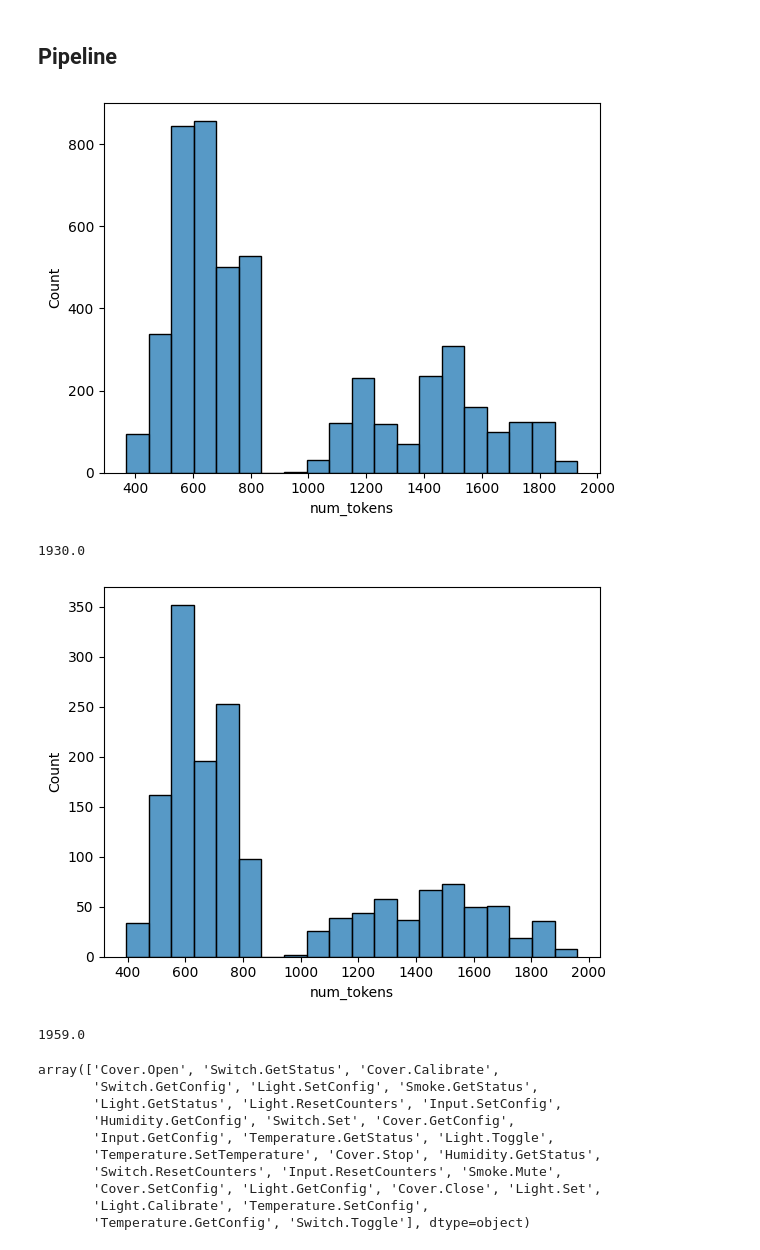
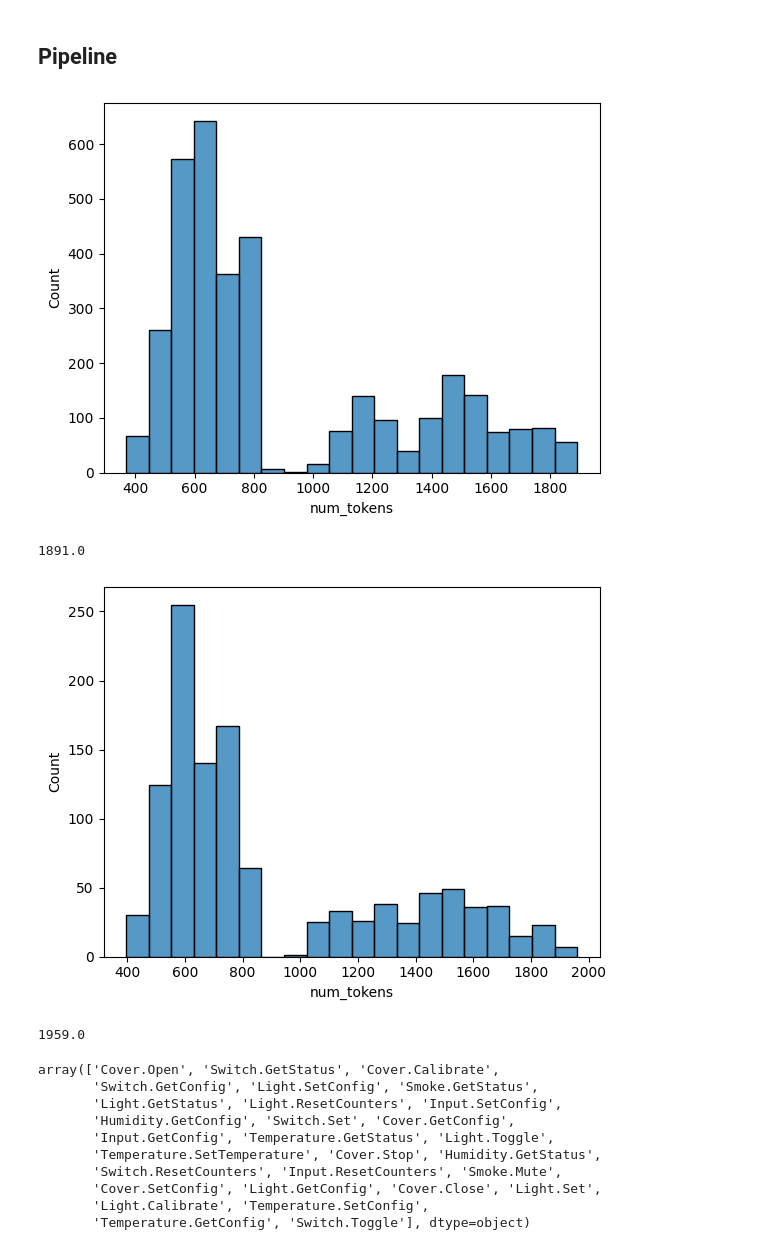
Before and after one commit to viktorpovazhuk/home_assistant_llm, a Jupyter notebook: dataset_preparation.ipynb, the cells around one changed output. Drawn from its saved outputs; the diff is of its cells as text; code cells hidden in the pictures.

Commit message:
Added setting equal num of methods in dataset

```diff
--- a/dataset_preparation.ipynb
+++ b/dataset_preparation.ipynb
@@ -57,3 +57,11 @@ Methods:
 
 Command: {user_cmd}
 JSON:
+# %%
+def get_equal_num_methods(df):
+    smallest = df.groupby('mtd').apply(lambda x: x.shape[0]).sort_values(ascending=True).iloc[0]
+    res_df = df.groupby('mtd').sample(smallest)
+    return res_df
+# %%
+df = pd.read_csv(DATA_DIR / f'datasets/merged/val_0_mtds.csv')
+df = get_equal_num_methods(df)
@@ -143,27 +157,28 @@ res_df.to_csv(DATA_DIR / 'datasets/merged/train.csv', index=False)
 # %%
 # tokenizer = AutoTokenizer.from_pretrained("mistralai/Mistral-7B-Instruct-v0.2")
 tokenizer = AutoTokenizer.from_pretrained("google/gemma-1.1-2b-it")
 
 for split in ['train', 'val']:
     df = pd.read_csv(DATA_DIR / f'datasets/merged/{split}_0_mtds.csv')
+    df = get_equal_num_methods(df)
 
     prompts_df = get_prompts_df(df)
 
     for i, row in prompts_df.iterrows():
         ids = tokenizer.apply_chat_template([{'role': 'user', 'content': row['user']}, {'role': 'assistant', 'content': row['assistant']}], return_tensors='np')[0]
         prompts_df.loc[i, 'num_tokens'] = len(ids)
 
     sns.histplot(prompts_df['num_tokens'], bins=20)
     plt.show()
     print(max(prompts_df['num_tokens']))
 
     res_df = prompts_df.drop(columns=['num_tokens'])
 
     res_df.to_csv(DATA_DIR / f'datasets/merged/home-assistant/{split}.csv', index=False)
 # %% [output]
-[figure, old version]
+[figure, new version]
-1930.0
+1891.0
-[figure, old version]
+[figure, new version]
 1959.0
 # %%
 df = pd.read_csv(DATA_DIR / f'datasets/merged/test_0.csv')
```
Also changed, not shown: parts of 2 cells of this notebook, 1 other file.
